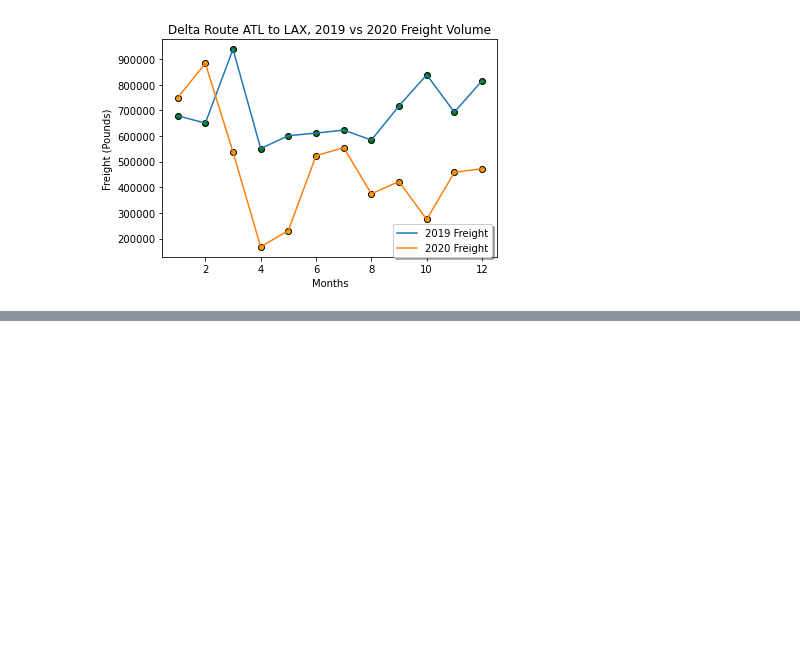
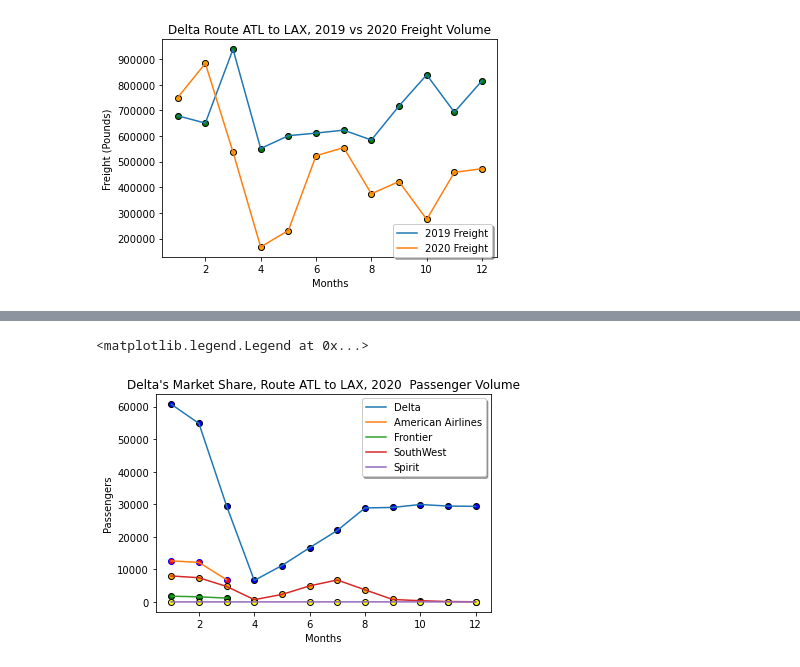
Before and after one commit to davew306/Project_Airline, a Jupyter notebook: Project Airlines Delta_ATL to LAX.ipynb, the cells around one changed output, grey strips where cells are left out. Cells and saved outputs as stored; diff of their text form; code cells hidden in the pictures; blank space fills up the shorter version.

```diff
--- a/Project Airlines Delta_ATL to LAX.ipynb
+++ b/Project Airlines Delta_ATL to LAX.ipynb
@@ -154,0 +361,6 @@ ax1.legend(loc='lower right', bbox_to_anchor=(1,-.025), shadow=True, ncol=1)
+# %%
+x_values_20_SW = Atl_Lax_SW_20_Sorted['MONTH']
+# %%
+Atl_Lax_Spirit_20= airline_2020_df[(airline_2020_df['CARRIER_NAME']=='Spirit Air Lines')&(airline_2020_df['ORIGIN']=='ATL')&(airline_2020_df['DEST']=='LAX')&(airline_2020_df['PASSENGERS']>= 30)]
+Atl_Lax_Spirit_20_Sorted = Atl_Lax_Spirit_20.sort_values("MONTH")
+Atl_Lax_Spirit_20_Sorted
@@ -154,0 +380,24 @@ ax1.legend(loc='lower right', bbox_to_anchor=(1,-.025), shadow=True, ncol=1)
+# %%
+y_values_20_Spirit = Atl_Lax_Spirit_20_Sorted['PASSENGERS']
+# %%
+x_values_20_Spirit = Atl_Lax_Spirit_20_Sorted['MONTH']
+# %%
+plt.title("Delta's Market Share, Route ATL to LAX, 2020  Passenger Volume")
+plt.xlabel("Months")
+plt.ylabel("Passengers")
+
+plt.scatter(x_values_20_Pass, y_values_20_Pass, marker="o", facecolors="blue", edgecolors="black")
+plt.scatter(x_values_20_American, y_values_20_American, marker="o", facecolors="red", edgecolors="blue")
+plt.scatter(x_values_20_Frontier, y_values_20_Frontier, marker="o", facecolors="green", edgecolors="black")
+plt.scatter(x_values_20_SW, y_values_20_SW, marker="o", facecolors="orange", edgecolors="black")
+plt.scatter(x_values_20_Spirit, y_values_20_Spirit, marker="o", facecolors="Yellow", edgecolors="black")
+ax3 = plt.subplot(111)
+ax3.plot(x_values_20_Pass, y_values_20_Pass, label='Delta')
+ax3.plot(x_values_20_American, y_values_20_American, label='American Airlines')
+ax3.plot(x_values_20_Frontier, y_values_20_Frontier, label='Frontier')
+ax3.plot(x_values_20_SW, y_values_20_SW, label='SouthWest')
+ax3.plot(x_values_20_Spirit, y_values_20_Spirit, label='Spirit')
+ax3.legend(loc='lower right', bbox_to_anchor=(1,.6), shadow=True, ncol=1)
+# %% [output]
+<matplotlib.legend.Legend at 0x...>
+[figure, added]
```
Also changed, not shown: parts of 27 cells of this notebook.
